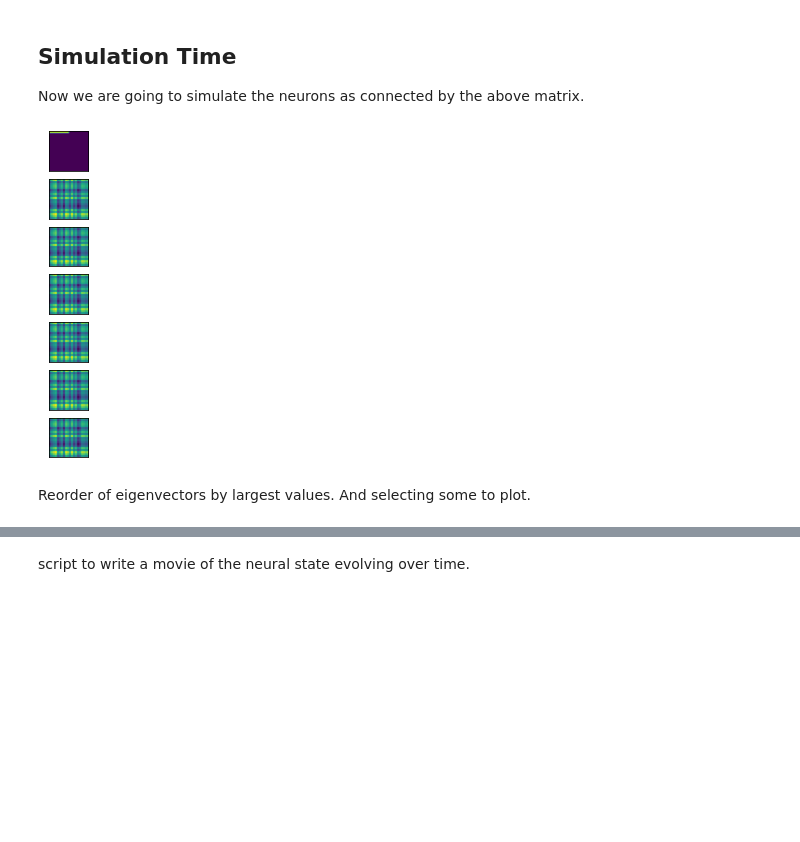
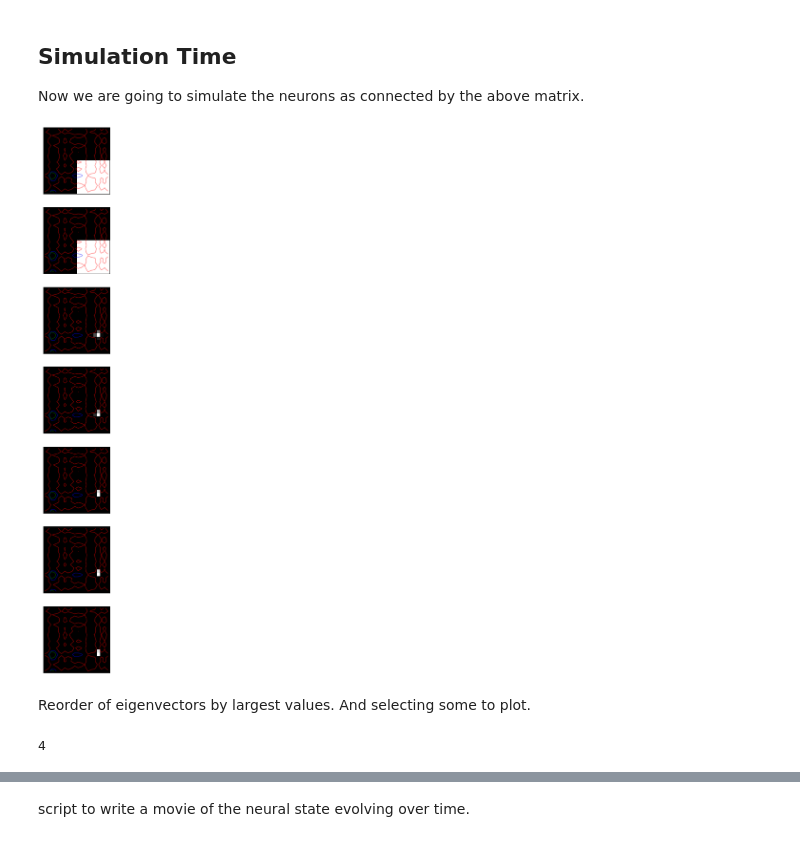
Before and after one commit to mdd423/anderson_project, a Jupyter notebook: notebooks/03-2d_grid_model.ipynb, the cells around one changed output, grey strips where cells are left out. Cells and saved outputs as stored; diff of their text form; code cells hidden in the pictures; blank space fills up the shorter version.

```diff
--- a/notebooks/03-2d_grid_model.ipynb
+++ b/notebooks/03-2d_grid_model.ipynb
@@ -32,11 +56,12 @@ parameters = src.matrices.paper_parameters
 print(parameters)
 N = 20
 u, w, alpha, beta, gamma = parameters[2].values()
-matrix_1 = get_J_matrix(N,**parameters[2])
-matrix_2 = get_J_matrix(N,**parameters[2])
-identity = sparse.eye(N)
+# matrix_1 = get_J_matrix(N,**parameters[1])
+# matrix_2 = get_J_matrix(N,**parameters[1])
+# identity = sparse.eye(N)
 
-matrix_grid = sparse.kron(matrix_1,identity).toarray() + sparse.kron(identity,matrix_2).toarray()
+# matrix_grid = sparse.kron(matrix_1,identity).toarray() + sparse.kron(identity,matrix_2).toarray()
+matrix_grid = get_J_2d_matrix(N,**parameters[2])
 # %% [output]
 [{'u': 0.5, 'w': 0.0, 'alpha': 1.0, 'beta': 0.0, 'gamma': 0.0}, {'u': 0.0, 'w': 0.0, 'alpha': 1.0, 'beta': 1.0, 'gamma': 1.0}, {'u': 0.5, 'w': 0.0, 'alpha': 1.0, 'beta': 1.0, 'gamma': 1.0}, {'u': 0.5, ...
 # %%
@@ -76,10 +96,11 @@ Now we can use our class format to have children with different external inputs
 <h2>Simulation Time</h2>
 Now we are going to simulate the neurons as connected by the above matrix.
 # %%
-tau = 5
+tau = 2
 tspace = range(100)
-r0 = np.zeros(N**2)
-r0[:N//2] = 2.0
+r0 = np.zeros((N,N))
+r0[N//2:,N//2:] = 2.0
+r0 = r0.reshape(N**2)
 in_array = np.zeros((len(tspace),*r0.shape))
 
 mu  = 0
@@ -94,17 +119,29 @@ results = integrate.odeint(neurons,r0,tspace)
 # %%
 # n_imgs = 3
-times_indices = [0,1,2,3,4,5,10]
+times_indices = [0,10,20,30,40,50,99]
 
-fig, axs = plt.subplots(len(times_indices),figsize=(3*len(times_indices),6))
+fig, axs = plt.subplots(len(times_indices),figsize=(6,3*len(times_indices)))
 # metrics = np.zeros((len(kernels),*image.shape))
 for index,img_i in enumerate(times_indices):
 
-    axs[index].imshow(results[img_i,...].reshape(N,N))
+    axs[index].imshow(results[img_i,...].reshape(N,N),cmap='gray')
     axs[index].set_xticks([])
     axs[index].set_yticks([])
 
+n_plots = 3
+color_list = ['red','blue','green']
+# fig, axs = plt.subplots(n_plots,figsize=(5,5*n_plots))
+for index,img_i in enumerate(times_indices):
+    for i in range(n_plots):
+        axs[index].contour((np.abs(vecs_sp[:,i])**2).reshape(N,N),levels=1,alpha=0.4,colors=color_list[i])
+        axs[index].set_xticks([])
+        axs[index].set_yticks([])
+# plt.savefig('../out/grid_eigs_u{}_w{}_a{}_b{}_g{}.png'.format(u,w,alpha,beta,gamma),dpi=200)
+# plt.show()
+
+plt.savefig('../out/grid_u{}_w{}_a{}_b{}_g{}.png'.format(u,w,alpha,beta,gamma),dpi=200)
 plt.show()
 # %% [output]
-[figure, old version]
+[figure, new version]
 # %% [markdown]
 Reorder of eigenvectors by largest values. And selecting some to plot.
@@ -114,0 +148,4 @@ vecs_sp = vecs[:,ordered_inds[:eig_n]]
+# %%
+len(parameters)
+# %% [output]
+4
```
Also changed, not shown: parts of 22 cells of this notebook.
